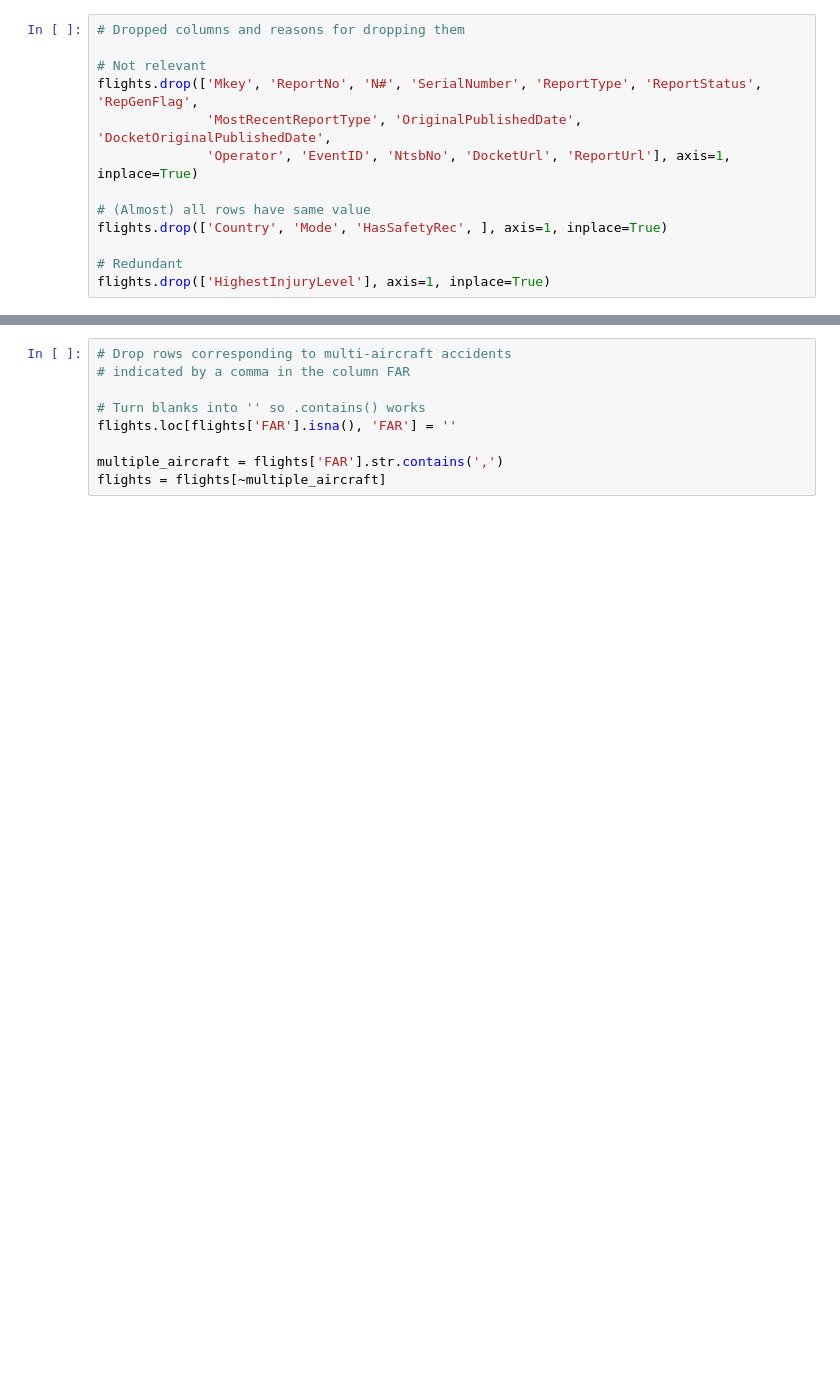
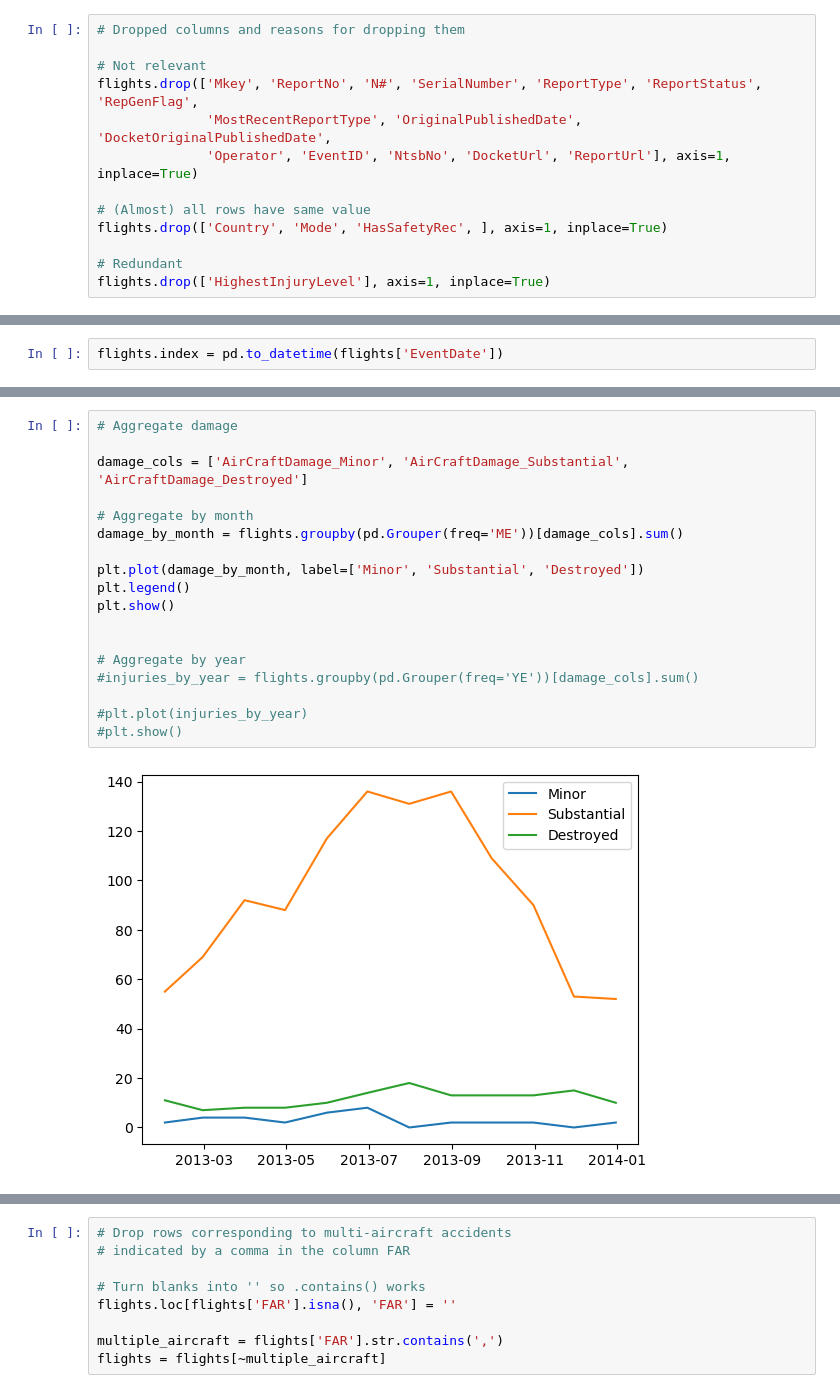
Before and after one commit to TheErdosInstitute-Summer2025-Project/aviation-project, a Jupyter notebook: jupyter-notebooks/ntsb-data-cleaning.ipynb, the cells around one changed output, grey strips where cells are left out. Drawn from its saved outputs; the diff is of its cells as text; blank space fills up the shorter version.

Commit message:
added to ntsb-data-cleaning.ipynb:   aggregate injuries and damage by month/year

```diff
--- a/jupyter-notebooks/ntsb-data-cleaning.ipynb
+++ b/jupyter-notebooks/ntsb-data-cleaning.ipynb
@@ -63,0 +53,2 @@ flights.head()
+# %%
+flights.index = pd.to_datetime(flights['EventDate'])
@@ -63,0 +100,20 @@ flights.head()
+# %%
+# Aggregate damage
+
+damage_cols = ['AirCraftDamage_Minor', 'AirCraftDamage_Substantial', 'AirCraftDamage_Destroyed']
+
+# Aggregate by month
+damage_by_month = flights.groupby(pd.Grouper(freq='ME'))[damage_cols].sum()
+
+plt.plot(damage_by_month, label=['Minor', 'Substantial', 'Destroyed'])
+plt.legend()
+plt.show()
+
+
+# Aggregate by year
+#injuries_by_year = flights.groupby(pd.Grouper(freq='YE'))[damage_cols].sum()
+
+#plt.plot(injuries_by_year)
+#plt.show()
+# %% [output]
+[figure, added]
```
Also changed, not shown: parts of 13 cells of this notebook.
